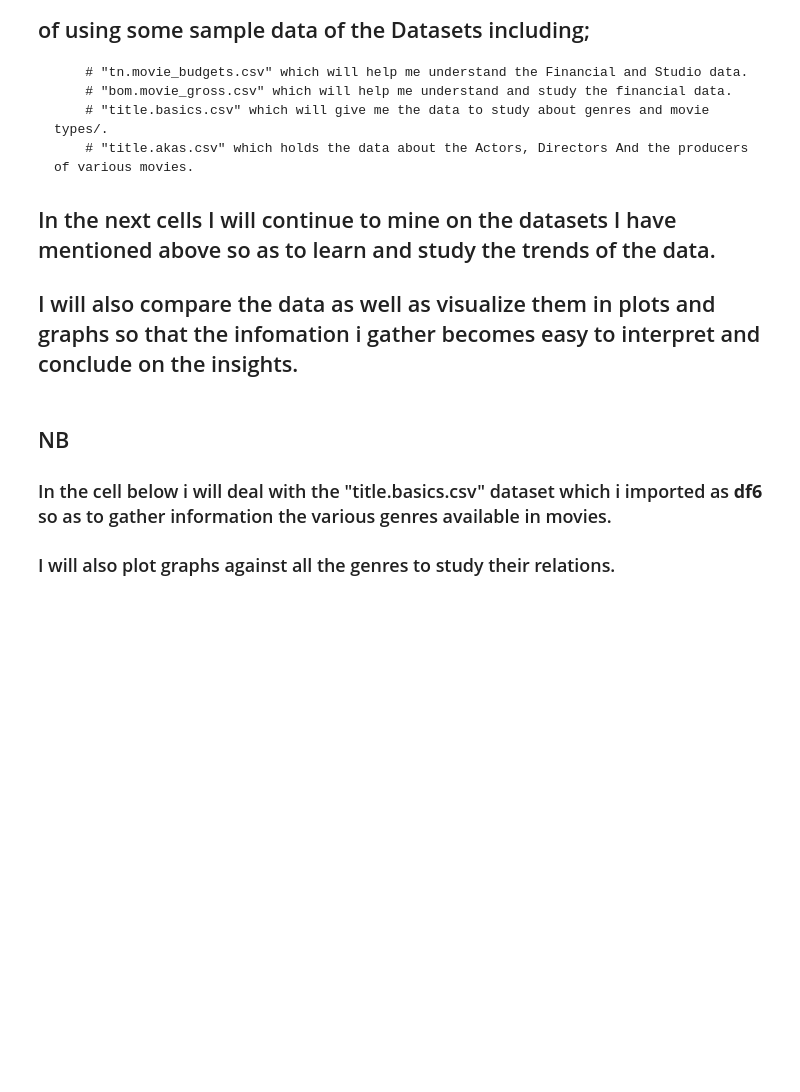
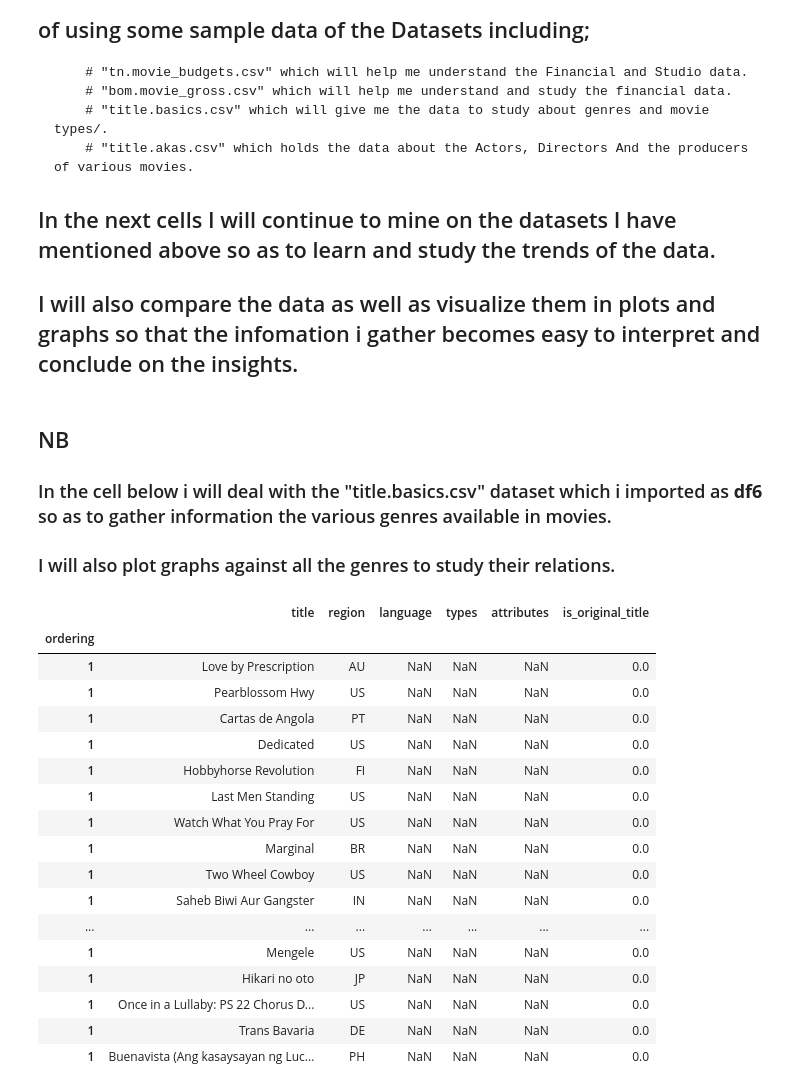
Before and after one commit to Cheruiyot890/Phase_1_Project, a Jupyter notebook: student.ipynb, the cells around one changed output. Drawn from its saved outputs; the diff is of its cells as text; code cells hidden in the pictures; blank space fills up the shorter version.

```diff
--- a/student.ipynb
+++ b/student.ipynb
@@ -147,3 +147,25 @@ The dataset has 331703 rows
    ## NB
 ### In the cell below i will deal with the "title.basics.csv" dataset which i imported as **df6** so as to gather information the various genres available in movies.
 ### I will also plot graphs against all the genres to study their relations.
+# %%
+# Exploring the datset further
+df6.tail(20)
+# %% [output]
+|  | title | region | language | types | attributes | is_original_title |
+| ordering |  |  |  |  |  |  |
+| 1 | Love by Prescription | AU | NaN | NaN | NaN | 0.0 |
+| 1 | Pearblossom Hwy | US | NaN | NaN | NaN | 0.0 |
+| 1 | Cartas de Angola | PT | NaN | NaN | NaN | 0.0 |
+| 1 | Dedicated | US | NaN | NaN | NaN | 0.0 |
+| 1 | Hobbyhorse Revolution | FI | NaN | NaN | NaN | 0.0 |
+| 1 | Last Men Standing | US | NaN | NaN | NaN | 0.0 |
+| 1 | Watch What You Pray For | US | NaN | NaN | NaN | 0.0 |
+| 1 | Marginal | BR | NaN | NaN | NaN | 0.0 |
+| 1 | Two Wheel Cowboy | US | NaN | NaN | NaN | 0.0 |
+| 1 | Saheb Biwi Aur Gangster | IN | NaN | NaN | NaN | 0.0 |
+| ... | ... | ... | ... | ... | ... | ... |
+| 1 | Mengele | US | NaN | NaN | NaN | 0.0 |
+| 1 | Hikari no oto | JP | NaN | NaN | NaN | 0.0 |
+| 1 | Once in a Lullaby: PS 22 Chorus D... | US | NaN | NaN | NaN | 0.0 |
+| 1 | Trans Bavaria | DE | NaN | NaN | NaN | 0.0 |
+| 1 | Buenavista (Ang kasaysayan ng Luc... | PH | NaN | NaN | NaN | 0.0 |
```
Also changed, not shown: parts of 8 cells of this notebook.
